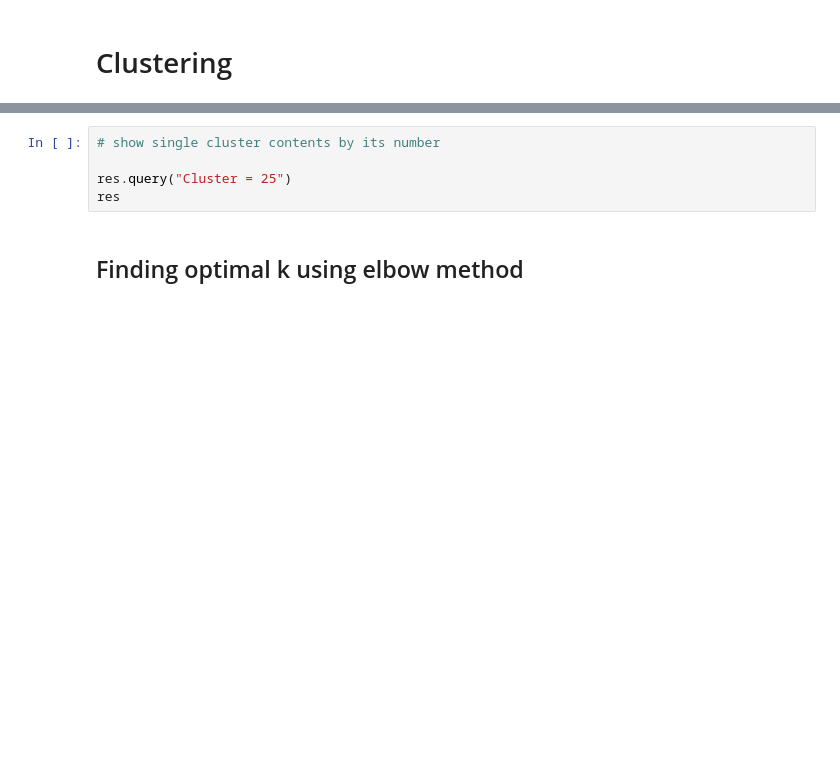
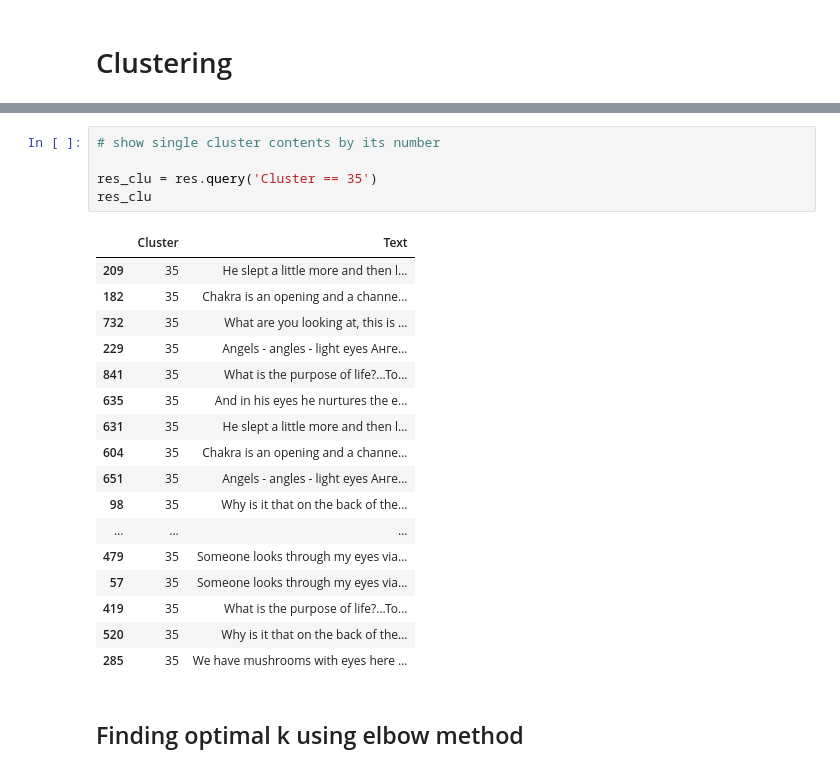
Before and after one commit to kypexin/text-clustering, a Jupyter notebook: text clustering.ipynb, the cells around one changed output, grey strips where cells are left out. Drawn from its saved outputs; the diff is of its cells as text; blank space fills up the shorter version.

```diff
--- a/text clustering.ipynb
+++ b/text clustering.ipynb
@@ -177,8 +177,26 @@ res
 # %%
 # show single cluster contents by its number
 
-res.query("Cluster = 25")
-res
+res_clu = res.query('Cluster == 35')
+res_clu
+# %% [output]
+|  | Cluster | Text |
+| 209 | 35 | He slept a little more and then l... |
+| 182 | 35 | Chakra is an opening and a channe... |
+| 732 | 35 | What are you looking at, this is ... |
+| 229 | 35 | Angels - angles - light eyes Анге... |
+| 841 | 35 | What is the purpose of life?...To... |
+| 635 | 35 | And in his eyes he nurtures the e... |
+| 631 | 35 | He slept a little more and then l... |
+| 604 | 35 | Chakra is an opening and a channe... |
+| 651 | 35 | Angels - angles - light eyes Анге... |
+| 98 | 35 | Why is it that on the back of the... |
+| ... | ... | ... |
+| 479 | 35 | Someone looks through my eyes via... |
+| 57 | 35 | Someone looks through my eyes via... |
+| 419 | 35 | What is the purpose of life?...To... |
+| 520 | 35 | Why is it that on the back of the... |
+| 285 | 35 | We have mushrooms with eyes here ... |
 # %% [markdown]
 ## Finding optimal k using elbow method
 # %%
```
Also changed, not shown: parts of 3 cells of this notebook.
